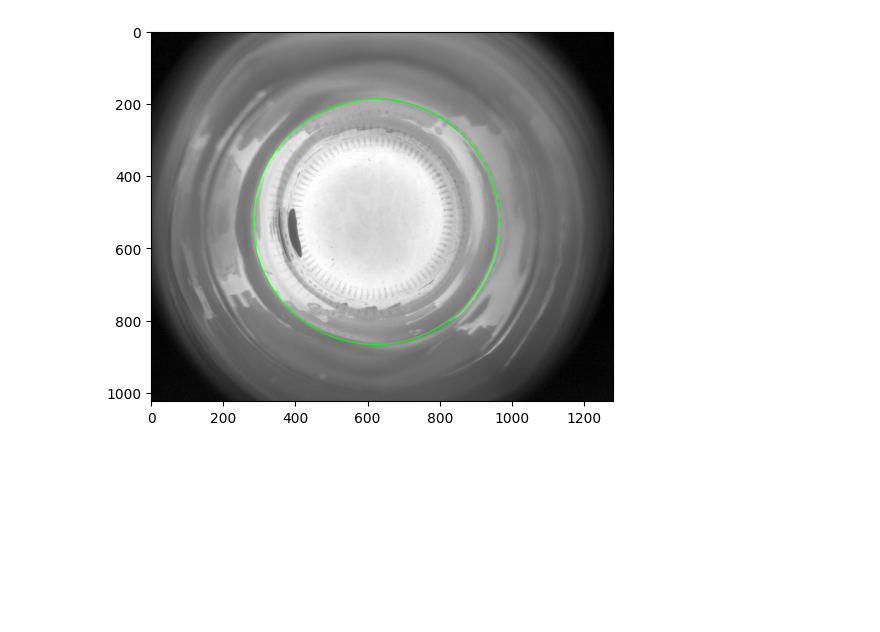
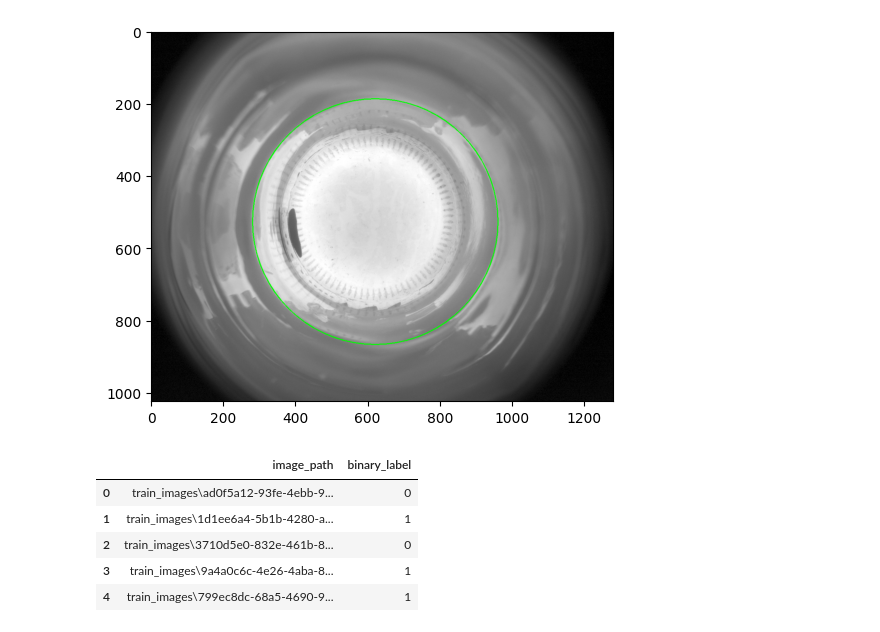
Before and after one commit to Bakwowi/bottle_inspection_model_cv, a Jupyter notebook: Krones_challenge_cv/script.ipynb, the cells around one changed output. Drawn from its saved outputs; the diff is of its cells as text; code cells hidden in the pictures; blank space fills up the shorter version.

```diff
--- a/Krones_challenge_cv/script.ipynb
+++ b/Krones_challenge_cv/script.ipynb
@@ -66,3 +66,20 @@ plt.show()
 # %% [output]
 Detected circle: Center=(621, 527), Radius=340
 [figure]
+# %%
+import pandas as pd
+import os
+
+df = pd.read_csv(r"C:\Users\Bakwowi Junior\Documents\school-documents\4th-semester-SS-26\Computer Vision\project\1st-krones-vision-ai-challenge\train copy.csv")
+
+df = df.rename(columns={df.columns[0]: 'image_path', df.columns[1]: 'binary_label'})
+    # add image dir path to image path in the df
+df['image_path'] = df['image_path'].apply(lambda x: os.path.join('train_images', x))
+df.head()
+# %% [output]
+|  | image_path | binary_label |
+| 0 | train_images\ad0f5a12-93fe-4ebb-9... | 0 |
+| 1 | train_images\1d1ee6a4-5b1b-4280-a... | 1 |
+| 2 | train_images\3710d5e0-832e-461b-8... | 0 |
+| 3 | train_images\9a4a0c6c-4e26-4aba-8... | 1 |
+| 4 | train_images\799ec8dc-68a5-4690-9... | 1 |
```
Also changed, not shown: 1 other file.
